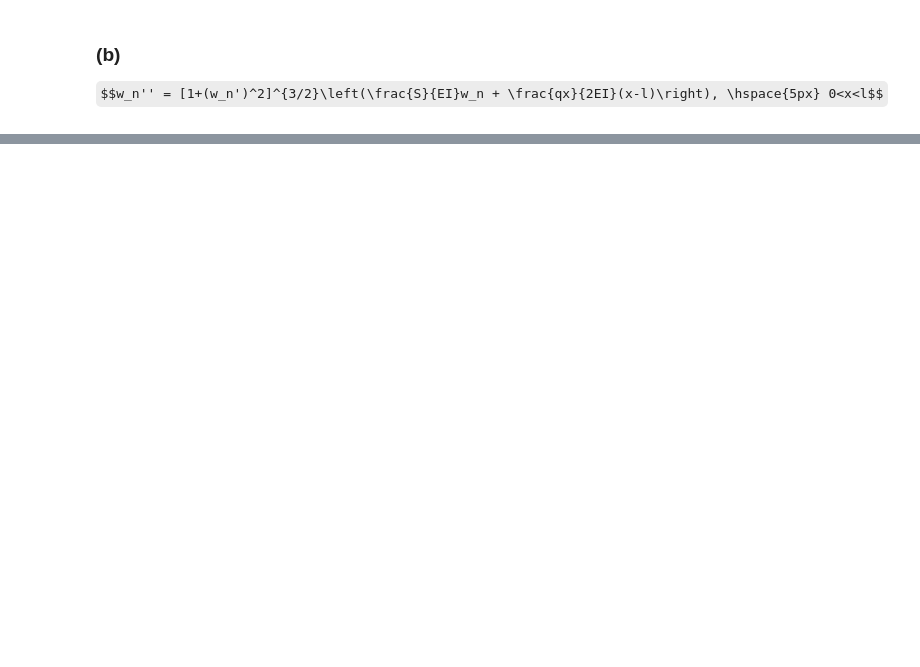
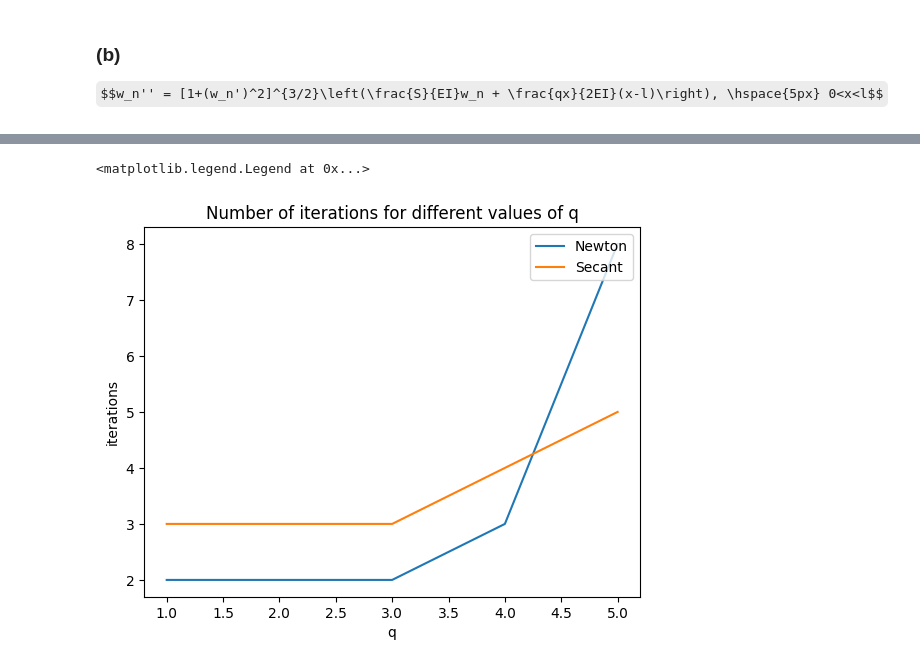
Before and after one commit to EstebanLeiva/NumericalAnalysis, a Jupyter notebook: FinalProject/differentialEquations.ipynb, the cells around one changed output, grey strips where cells are left out. Saved outputs shown, nothing was run; the diff lists cells and outputs as text; code cells hidden in the pictures; some formulas as TeX source; blank space fills up the shorter version.

```diff
--- a/FinalProject/differentialEquations.ipynb
+++ b/FinalProject/differentialEquations.ipynb
@@ -196,0 +166,20 @@ for charge in [10, 10**2, 10**3, 10**4, 10**5]:
+# %%
+counters_N = []
+counters_S = []
+for exponent in [1, 2, 3, 4, 5]:
+    q = 10**exponent
+    y, counterN = shooting_method_newton(derivative_newton, 0, h, n, 0)
+    y_secant, counterS = shooting_method_secant(derivative_secant, 0, h, n, 0)
+
+    counters_N.append(counterN)
+    counters_S.append(counterS)
+
+plt.plot([1, 2, 3, 4, 5], counters_N, label='Newton')
+plt.plot([1, 2, 3, 4, 5], counters_S, label='Secant')
+plt.title('Number of iterations for different values of q')
+plt.xlabel('q')
+plt.ylabel('iterations')
+plt.legend(loc='upper right')
+# %% [output]
+<matplotlib.legend.Legend at 0x...>
+[figure, added]
```
Also changed, not shown: parts of 45 cells of this notebook, 11 other files.
